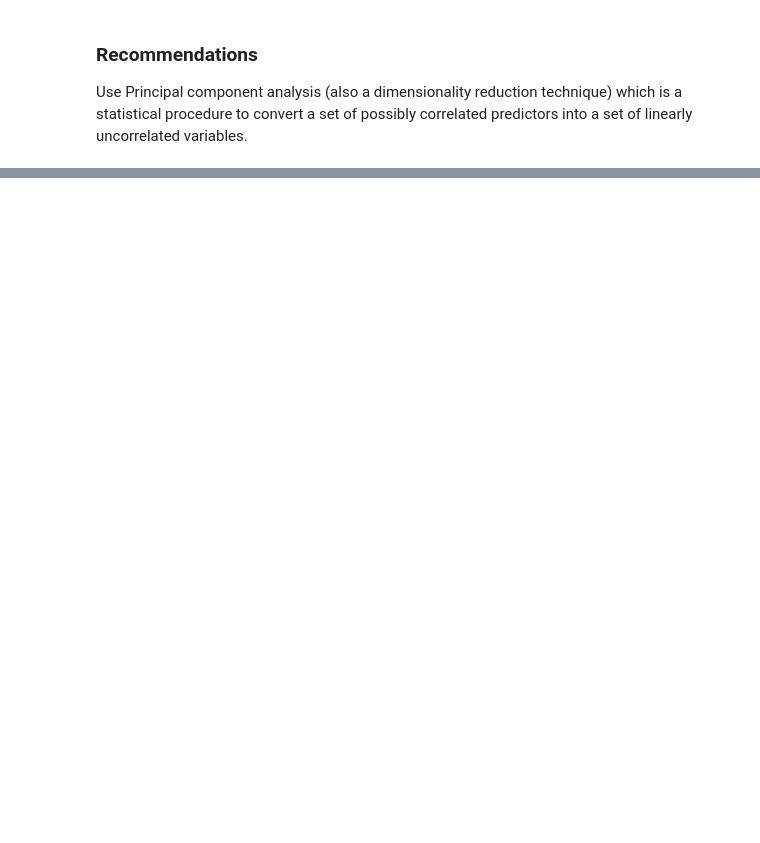
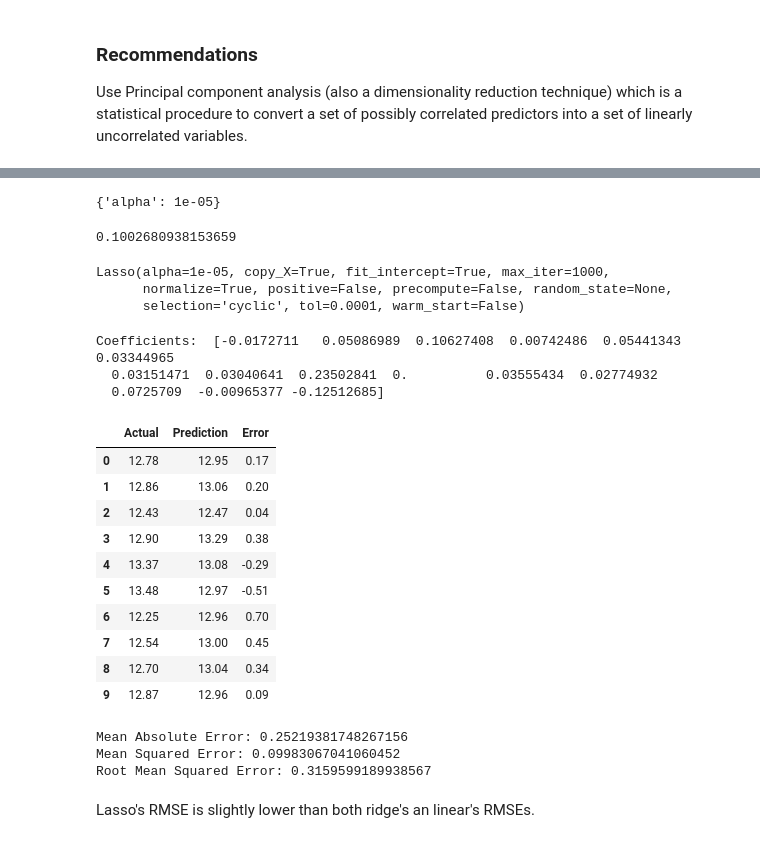
Before and after one commit to WambuiKahuthu/MORINGA_CORE_WEEK7_IP_REGRESSION2, a Jupyter notebook: Moringa_Data_Science_Core_W7_Independent_Project_2021_08_Wambui_Kahuthu_Python_Notebook.ipynb, the cells around one changed output, grey strips where cells are left out. Saved outputs shown, nothing was run; the diff lists cells and outputs as text; code cells hidden in the pictures; blank space fills up the shorter version.

```diff
--- a/Moringa_Data_Science_Core_W7_Independent_Project_2021_08_Wambui_Kahuthu_Python_Notebook.ipynb
+++ b/Moringa_Data_Science_Core_W7_Independent_Project_2021_08_Wambui_Kahuthu_Python_Notebook.ipynb
@@ -574,0 +869,76 @@ Use Principal component analysis (also a dimensionality reduction technique) whi
+# %%
+# Determine the most appropriate value for the l1 regularization using grid search.
+
+# Import lasso regressor
+from sklearn.linear_model import Lasso
+
+# Instantiate lasso model and indicate normalization in order to get better estimates
+lasso = Lasso(normalize=True)
+
+# Set up the grid to be used
+search_lasso = GridSearchCV(estimator=lasso,param_grid={'alpha':np.logspace(-5,2,8)},scoring='neg_mean_squared_error',n_jobs=1,refit=True,cv=10)
+# %%
+# Use the .fit function to run the model and then use the .best_params_ and .best_scores_ function to determine the best alpha value and the models strength.
+search_lasso.fit(X_train,y_train)
+print(search_lasso.best_params_)
+abs(search_lasso.best_score_)
+
+# The best_params_ tells us what to set alpha to
+# The best_score_ tells us what the best possible mean squared error is
+# %% [output]
+{'alpha': 1e-05}
+0.1002680938153659
+# %%
+# Fit the model using the given optimal alpha value
+lasso = Lasso(normalize=True,alpha=0.00001)
+lasso.fit(X_train,y_train)
+# %% [output]
+Lasso(alpha=1e-05, copy_X=True, fit_intercept=True, max_iter=1000,
+      normalize=True, positive=False, precompute=False, random_state=None,
+      selection='cyclic', tol=0.0001, warm_start=False)
+# %%
+# Find the coefficients of the predictor variables
+print('Coefficients: ',lasso.coef_)
+# %% [output]
+Coefficients:  [-0.0172711   0.05086989  0.10627408  0.00742486  0.05441343  0.03344965
+  0.03151471  0.03040641  0.23502841  0.          0.03555434  0.02774932
+  0.0725709  -0.00965377 -0.12512685]
+# %%
+# Making Predictions
+
+# obtain the trained model's predictions of the based on X_test
+y_pred = lasso.predict(X_test) # the y_pred is a numpy array that contains all the predicted values
+error= (y_pred-y_test)
+# create a dataframe that compares the actual output values for X_test with the predicted values
+df = pd.DataFrame({'Actual': y_test, 'Prediction': y_pred, 'Error':error})
+
+# display top 10 records in the comparison dataframe
+df.head(10)
+# %% [output]
+|  | Actual | Prediction | Error |
+| 0 | 12.78 | 12.95 | 0.17 |
+| 1 | 12.86 | 13.06 | 0.20 |
+| 2 | 12.43 | 12.47 | 0.04 |
+| 3 | 12.90 | 13.29 | 0.38 |
+| 4 | 13.37 | 13.08 | -0.29 |
+| 5 | 13.48 | 12.97 | -0.51 |
+| 6 | 12.25 | 12.96 | 0.70 |
+| 7 | 12.54 | 13.00 | 0.45 |
+| 8 | 12.70 | 13.04 | 0.34 |
+| 9 | 12.87 | 12.96 | 0.09 |
+# %%
+# Evaluating the Algorithm
+
+# import metrics
+from sklearn import metrics
+
+# evaluate the performance of the model by computing the MAE, MSE, and RMSE scores
+print('Mean Absolute Error:', metrics.mean_absolute_error(y_test, y_pred))
+print('Mean Squared Error:',(metrics.mean_squared_error(y_test, y_pred)))
+print('Root Mean Squared Error:', (np.sqrt(metrics.mean_squared_error(y_test, y_pred))))
+# %% [output]
+Mean Absolute Error: 0.25219381748267156
+Mean Squared Error: 0.09983067041060452
+Root Mean Squared Error: 0.3159599189938567
+# %% [markdown]
+Lasso's RMSE is slightly lower than both ridge's an linear's RMSEs.
```
Also changed, not shown: parts of 40 cells of this notebook.
